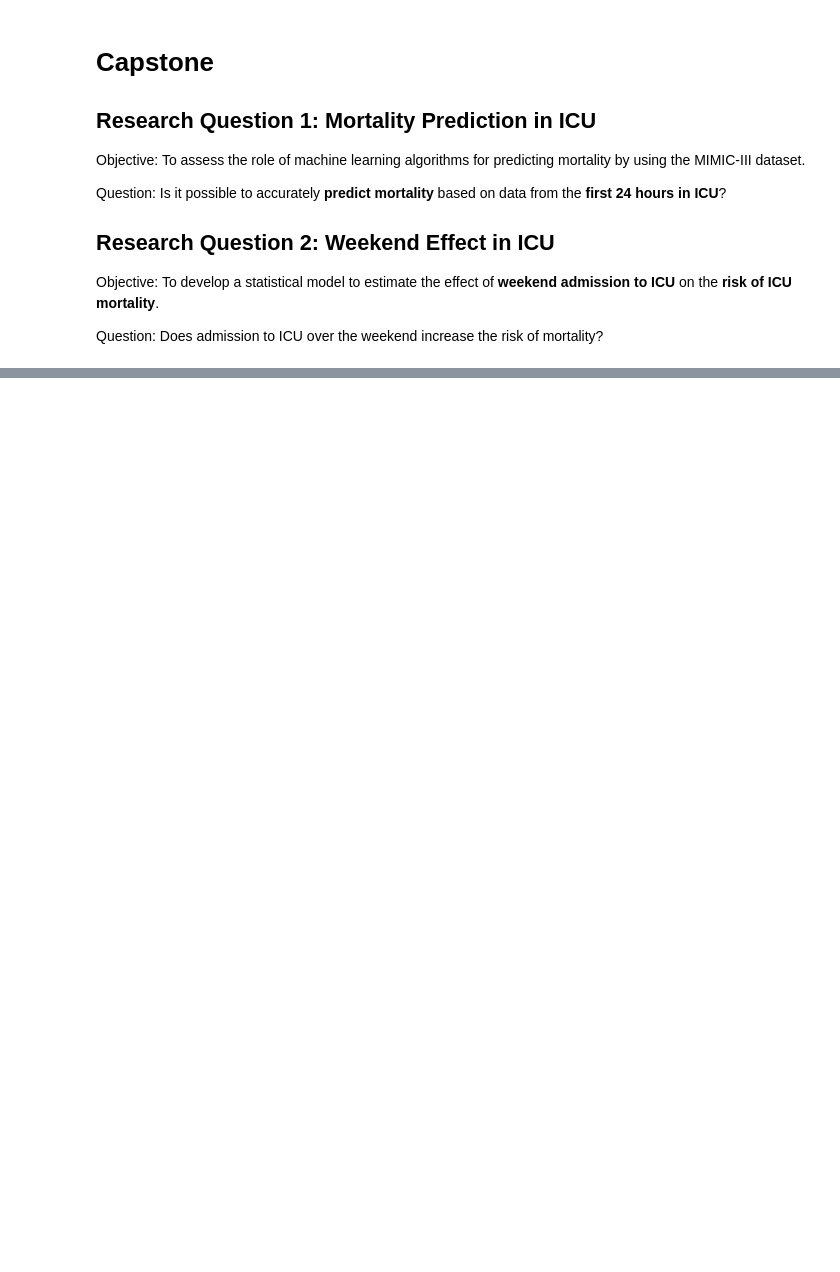
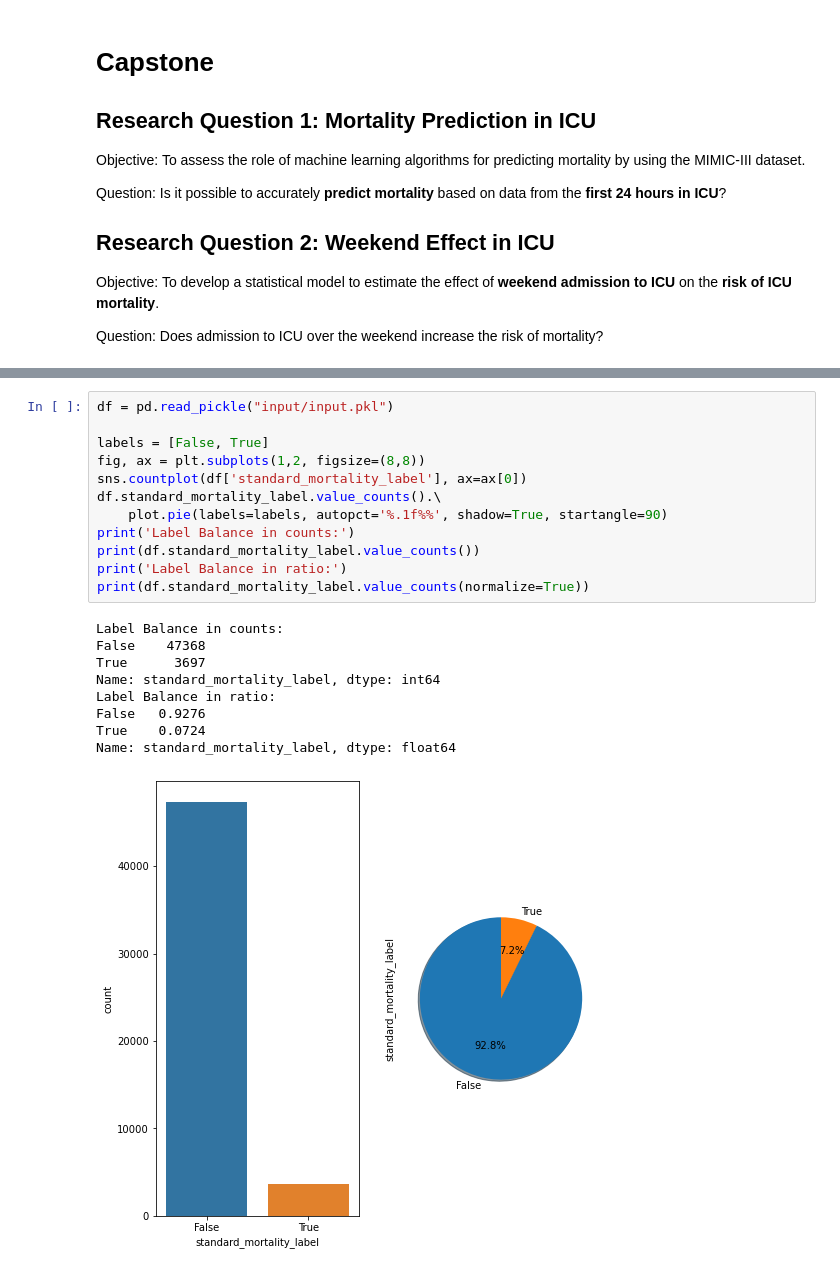
Before and after one commit to annmelaniehuang/capstone21_annmhuang, a Jupyter notebook: Data Preparation.ipynb, the cells around one changed output, grey strips where cells are left out. Cells and saved outputs as stored; diff of their text form; blank space fills up the shorter version.

```diff
--- a/Data Preparation.ipynb
+++ b/Data Preparation.ipynb
@@ -302,0 +89,22 @@ sns.distplot(raw_pt_icu.query('ttd_days>=0 and ttd_days <=30').ttd_days, bins=30
+# %%
+df = pd.read_pickle("input/input.pkl")
+
+labels = [False, True]
+fig, ax = plt.subplots(1,2, figsize=(8,8))
+sns.countplot(df['standard_mortality_label'], ax=ax[0])
+df.standard_mortality_label.value_counts().\
+    plot.pie(labels=labels, autopct='%.1f%%', shadow=True, startangle=90)
+print('Label Balance in counts:')
+print(df.standard_mortality_label.value_counts())
+print('Label Balance in ratio:')
+print(df.standard_mortality_label.value_counts(normalize=True))
+# %% [output]
+Label Balance in counts:
+False    47368
+True      3697
+Name: standard_mortality_label, dtype: int64
+Label Balance in ratio:
+False   0.9276
+True    0.0724
+Name: standard_mortality_label, dtype: float64
+[figure, added]
```
Also changed, not shown: parts of 37 cells of this notebook, 2 other files.
